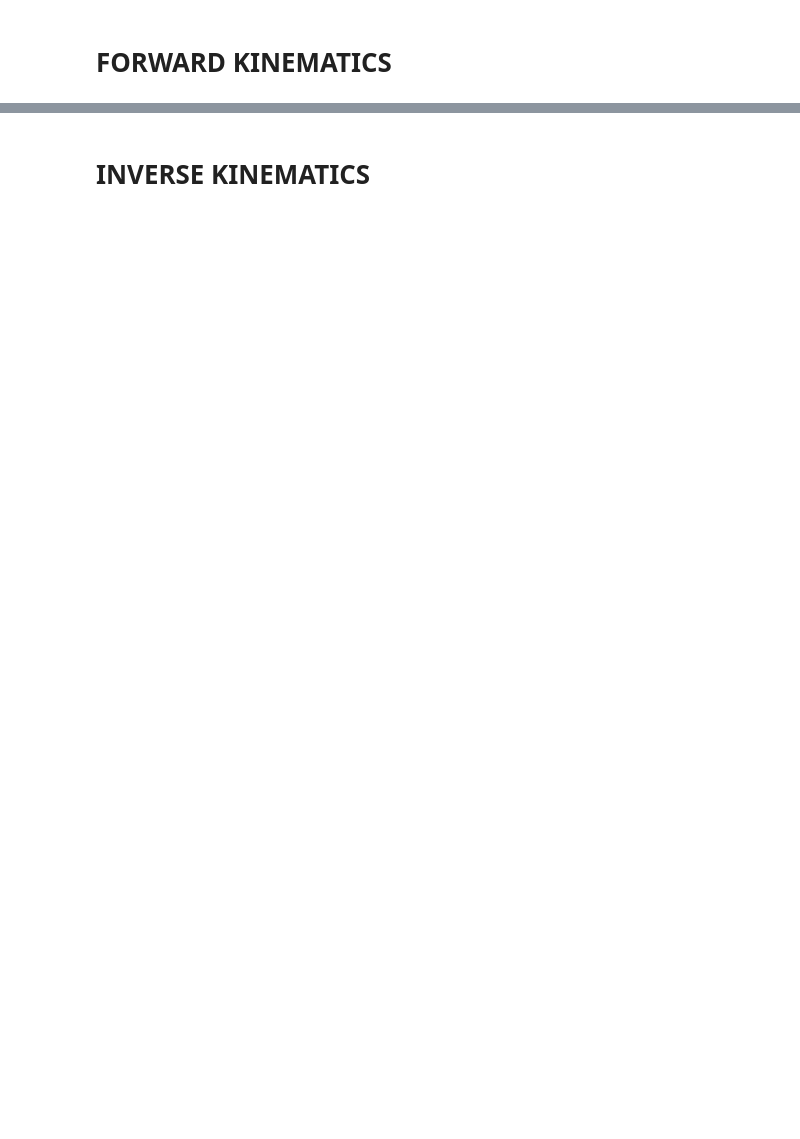
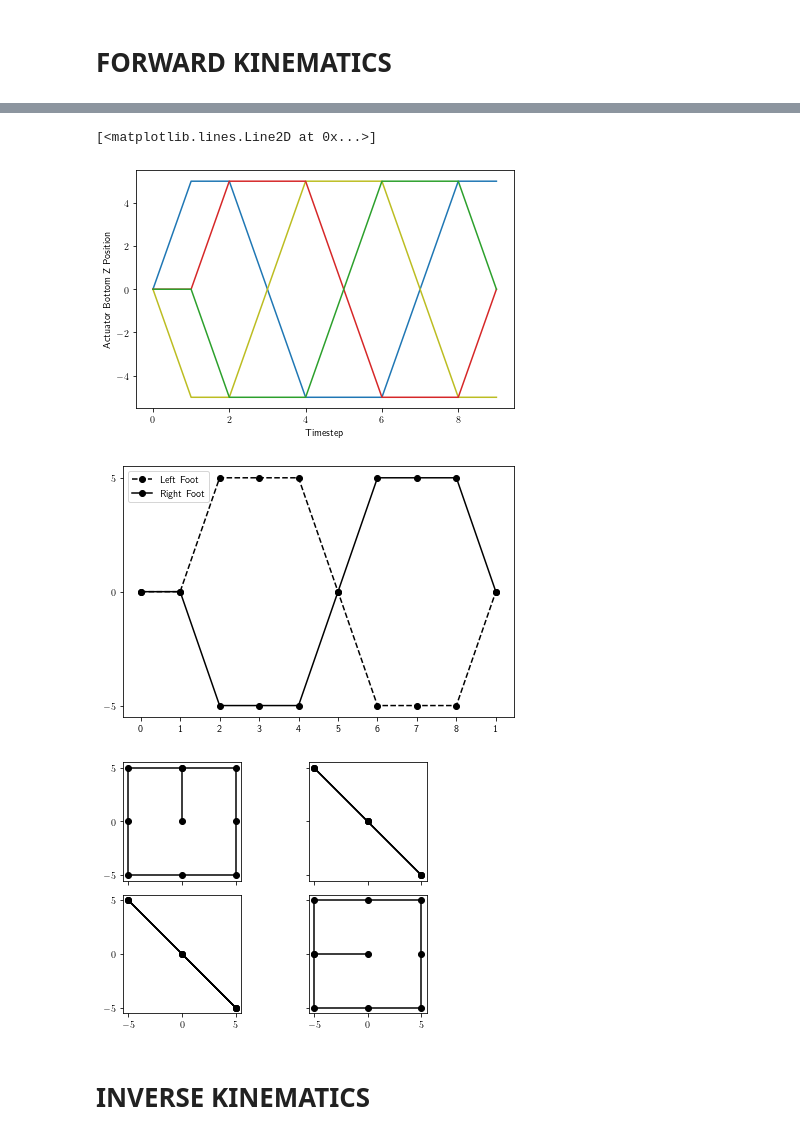
Before and after one commit to mtebyani/VOXELS, a Jupyter notebook: POM/PlanesOfMotion-Simulation.ipynb, the cells around one changed output, grey strips where cells are left out. Drawn from its saved outputs; the diff is of its cells as text; code cells hidden in the pictures; blank space fills up the shorter version.

```diff
--- a/POM/PlanesOfMotion-Simulation.ipynb
+++ b/POM/PlanesOfMotion-Simulation.ipynb
@@ -61,0 +44,14 @@ print(results)
+# %%
+# Example 4.
+v = Voxels()
+v.add_servo(Node(2, 1, 1), Servo.Z)
+v.add_servo(Node(1, 2, 1), Servo.Z)
+v.add_servo(Node(2, 3, 1), Servo.Z)
+v.add_servo(Node(3, 2, 1), Servo.Z)
+
+v.add_effector(Node(1, 3, 0))
+v.add_effector(Node(1, 1, 0))
+v.add_effector(Node(3, 1, 0))
+v.add_effector(Node(3, 3, 0))
+
+v.actuate(-5, 5, 0, 0)
@@ -155,2 +118,65 @@ plt.show()
+# %%
+gait = np.array([
+    [0, 5, 5, 0, -5, -5, -5, 0, 5, 5],
+    [0, -5, -5, 0, 5, 5, 5, 0, -5, -5],
+    [0, 0, 5, 5, 5, 0, -5, -5, -5, 0],
+    [0, 0, -5, -5, -5, 0, 5, 5, 5, 0]])
+
+# The gait starts in a resting pose, then loops the other
+# 8 steps, with step 1 repeated at the end for completeness.
+gait_step_names = '0 1 2 3 4 5 6 7 8 1'.split()
+
+# Create four servos on a 2x2x2 block as in the robot.
+v = Voxels()
+v.add_servo(Node(2, 1, 1), Servo.Z)
+v.add_servo(Node(1, 2, 1), Servo.Z)
+v.add_servo(Node(2, 3, 1), Servo.Z)
+v.add_servo(Node(3, 2, 1), Servo.Z)
+
+# These end effectors are the four mocap markers.
+v.add_effector(Node(1, 3, 4))
+v.add_effector(Node(1, 1, 4))
+v.add_effector(Node(3, 1, 4))
+v.add_effector(Node(3, 3, 4))
+
+# These two end effectors are the feet.
+v.add_effector(Node(4, 3, 1))
+v.add_effector(Node(3, 4, 1))
+
+# Run the simulation and grab the separate markers.
+yr, yb, gb, gr, rf, lf = v.simulate(gait)
+
+
+plt.figure()
+plt.plot(gait[0], 'C0')
+plt.plot(gait[1], 'C8')
+plt.plot(gait[2], 'C3')
+plt.plot(gait[3], 'C2')
+plt.xlabel('Timestep')
+plt.ylabel('Actuator Bottom Z Position')
+
+
+plt.figure()
+plt.plot(lf[2], 'o--', color='k', label='Left Foot')
+plt.plot(rf[2], 'o-', color='k', label='Right Foot')
+plt.legend()
+plt.xticks(range(10), gait_step_names)
+plt.yticks([-5, 0, 5])
+
+
+f, ax = plt.subplots(2, 2, sharex=True, sharey=True)
+for a in ax.ravel():
+    a.set_aspect('equal')
+    a.set_xticks([-5, 0, 5])
+    a.set_yticks([-5, 0, 5])
+ax[0,0].plot(yr[0], yr[1], 'ko-')
+ax[0,1].plot(gr[0], gr[1], 'ko-')
+ax[1,0].plot(yb[0], yb[1], 'ko-')
+ax[1,1].plot(gb[0], gb[1], 'ko-')
+# %% [output]
+[<matplotlib.lines.Line2D at 0x...>]
+[figure, added]
+[figure, added]
+[figure, added]
 # %% [markdown]
 # INVERSE KINEMATICS
```
Also changed, not shown: parts of 17 cells of this notebook.
